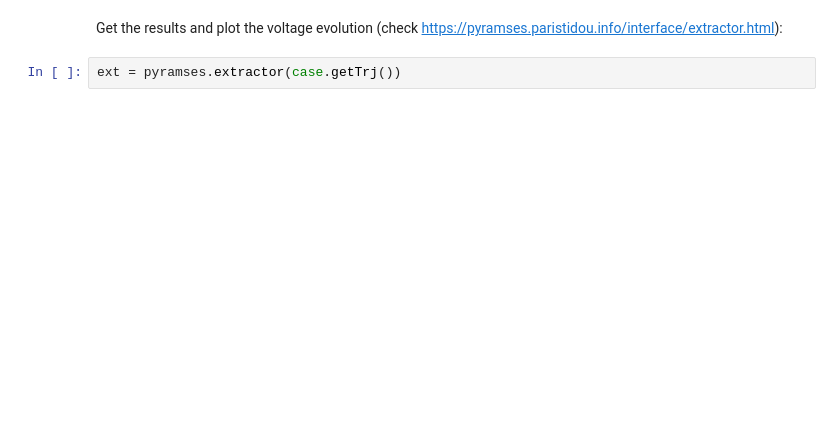
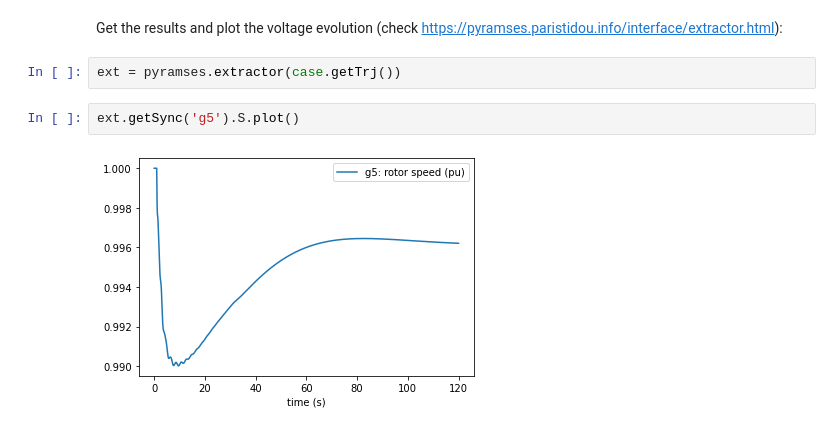
Before and after one commit to SPS-L/Nordic_JhubStart, a Jupyter notebook: Execute.ipynb, the cells around one changed output. Drawn from its saved outputs; the diff is of its cells as text; blank space fills up the shorter version.

```diff
--- a/Execute.ipynb
+++ b/Execute.ipynb
@@ -72,3 +74,7 @@ Injector evaluations          2014441 (on average            46847 per injector)
 Get the results and plot the voltage evolution (check https://pyramses.paristidou.info/interface/extractor.html):
 # %%
 ext = pyramses.extractor(case.getTrj())
+# %%
+ext.getSync('g5').S.plot()
+# %% [output]
+[figure, added]
```
Also changed, not shown: parts of 11 cells of this notebook, 4 other files.
